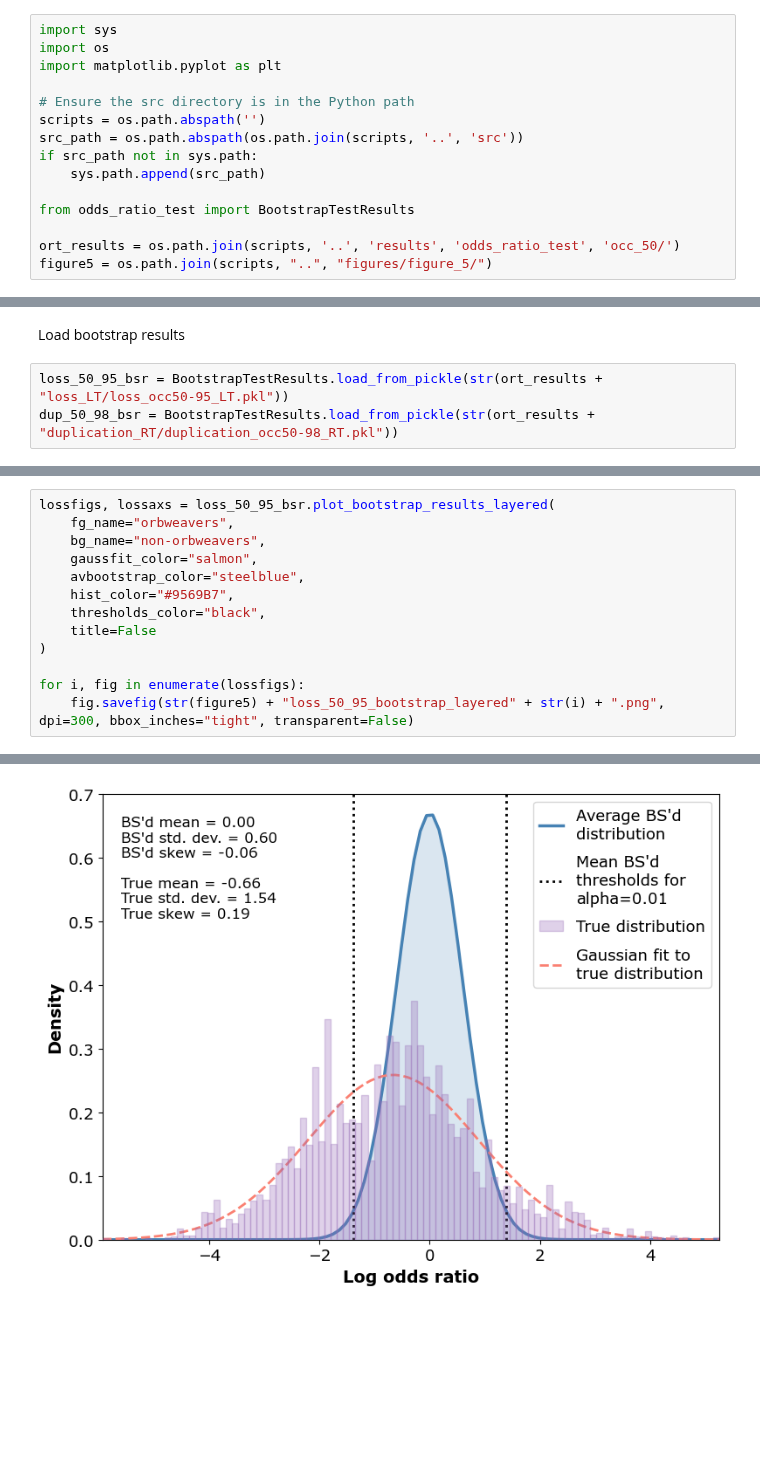
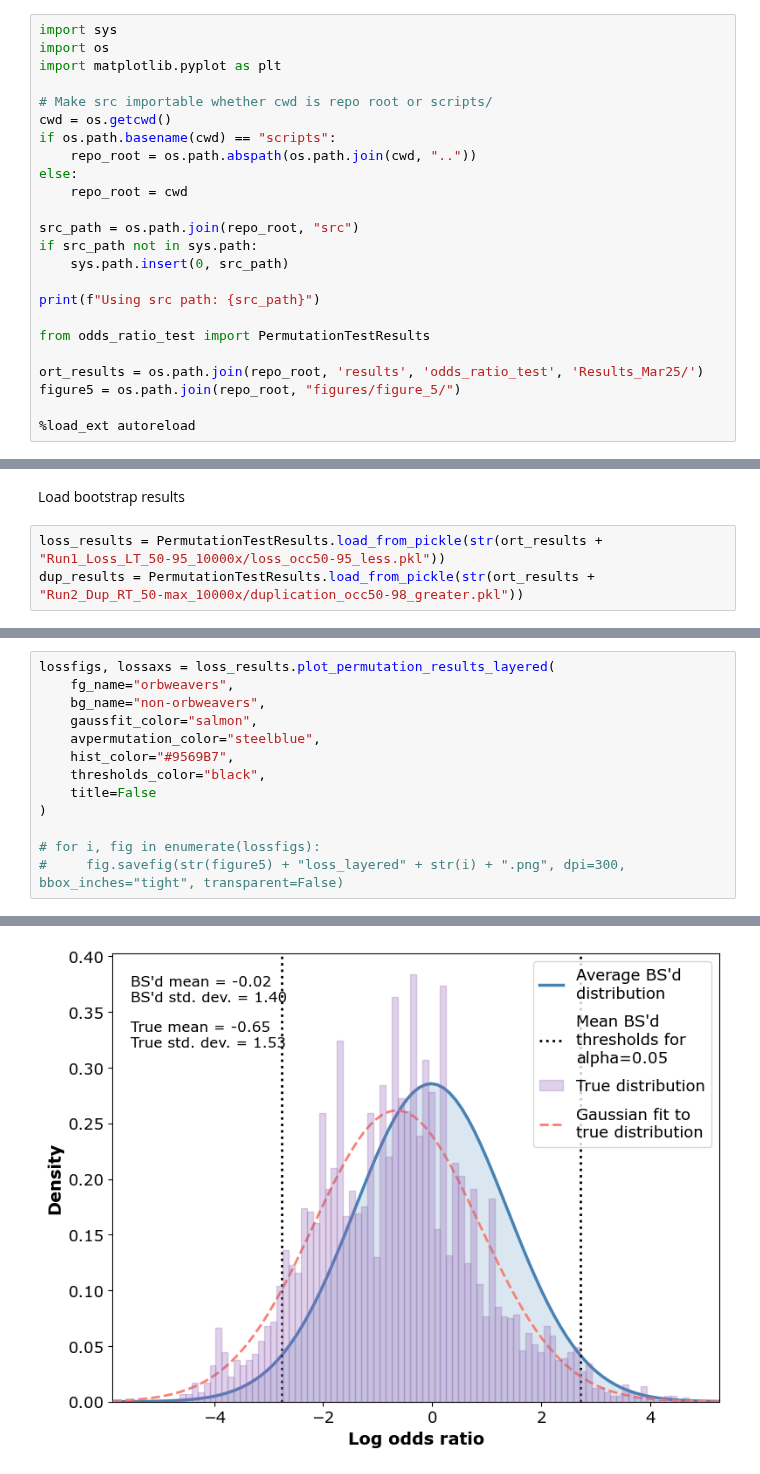
Before and after one commit to GordusLab/orb-selection, a Jupyter notebook: scripts/Log Odds Ratio Plots.ipynb, the cells around one changed output, grey strips where cells are left out. Saved outputs shown, nothing was run; the diff lists cells and outputs as text; blank space fills up the shorter version.

Commit message:
ort go enrichment and plots

```diff
--- a/scripts/Log Odds Ratio Plots.ipynb
+++ b/scripts/Log Odds Ratio Plots.ipynb
@@ -5,13 +5,22 @@ import sys
 import os
 import matplotlib.pyplot as plt
 
-# Ensure the src directory is in the Python path
-scripts = os.path.abspath('')
-src_path = os.path.abspath(os.path.join(scripts, '..', 'src'))
+# Make src importable whether cwd is repo root or scripts/
+cwd = os.getcwd()
+if os.path.basename(cwd) == "scripts":
+    repo_root = os.path.abspath(os.path.join(cwd, ".."))
+else:
+    repo_root = cwd
+
+src_path = os.path.join(repo_root, "src")
 if src_path not in sys.path:
-    sys.path.append(src_path)
+    sys.path.insert(0, src_path)
 
-from odds_ratio_test import BootstrapTestResults
+print(f"Using src path: {src_path}")
 
-ort_results = os.path.join(scripts, '..', 'results', 'odds_ratio_test', 'occ_50/')
-figure5 = os.path.join(scripts, "..", "figures/figure_5/")
+from odds_ratio_test import PermutationTestResults
+
+ort_results = os.path.join(repo_root, 'results', 'odds_ratio_test', 'Results_Mar25/')
+figure5 = os.path.join(repo_root, "figures/figure_5/")
+
+%load_ext autoreload
@@ -24,6 +31,6 @@ The autoreload extension is already loaded. To reload it, use:
 # %% [markdown]
 Load bootstrap results
 # %%
-loss_50_95_bsr = BootstrapTestResults.load_from_pickle(str(ort_results + "loss_LT/loss_occ50-95_LT.pkl"))
-dup_50_98_bsr = BootstrapTestResults.load_from_pickle(str(ort_results + "duplication_RT/duplication_occ50-98_RT.pkl"))
+loss_results = PermutationTestResults.load_from_pickle(str(ort_results + "Run1_Loss_LT_50-95_10000x/loss_occ50-95_less.pkl"))
+dup_results = PermutationTestResults.load_from_pickle(str(ort_results + "Run2_Dup_RT_50-max_10000x/duplication_occ50-98_greater.pkl"))
 # %%
@@ -69,14 +73,14 @@ dup_50_98_bsr.plot_bootstrap_results(
 # %%
-lossfigs, lossaxs = loss_50_95_bsr.plot_bootstrap_results_layered(
+lossfigs, lossaxs = loss_results.plot_permutation_results_layered(
     fg_name="orbweavers",
     bg_name="non-orbweavers",
     gaussfit_color="salmon",
-    avbootstrap_color="steelblue",
+    avpermutation_color="steelblue",
     hist_color="#9569B7",
     thresholds_color="black",
     title=False
 )
 
-for i, fig in enumerate(lossfigs):
-    fig.savefig(str(figure5) + "loss_50_95_bootstrap_layered" + str(i) + ".png", dpi=300, bbox_inches="tight", transparent=False)
+# for i, fig in enumerate(lossfigs):
+#     fig.savefig(str(figure5) + "loss_layered" + str(i) + ".png", dpi=300, bbox_inches="tight", transparent=False)
 # %% [output]
@@ -86,2 +90,2 @@ for i, fig in enumerate(lossfigs):
-[figure, old version]
+[figure, new version]
 # %%
```
Also changed, not shown: parts of 8 cells of this notebook, 43 other files.
